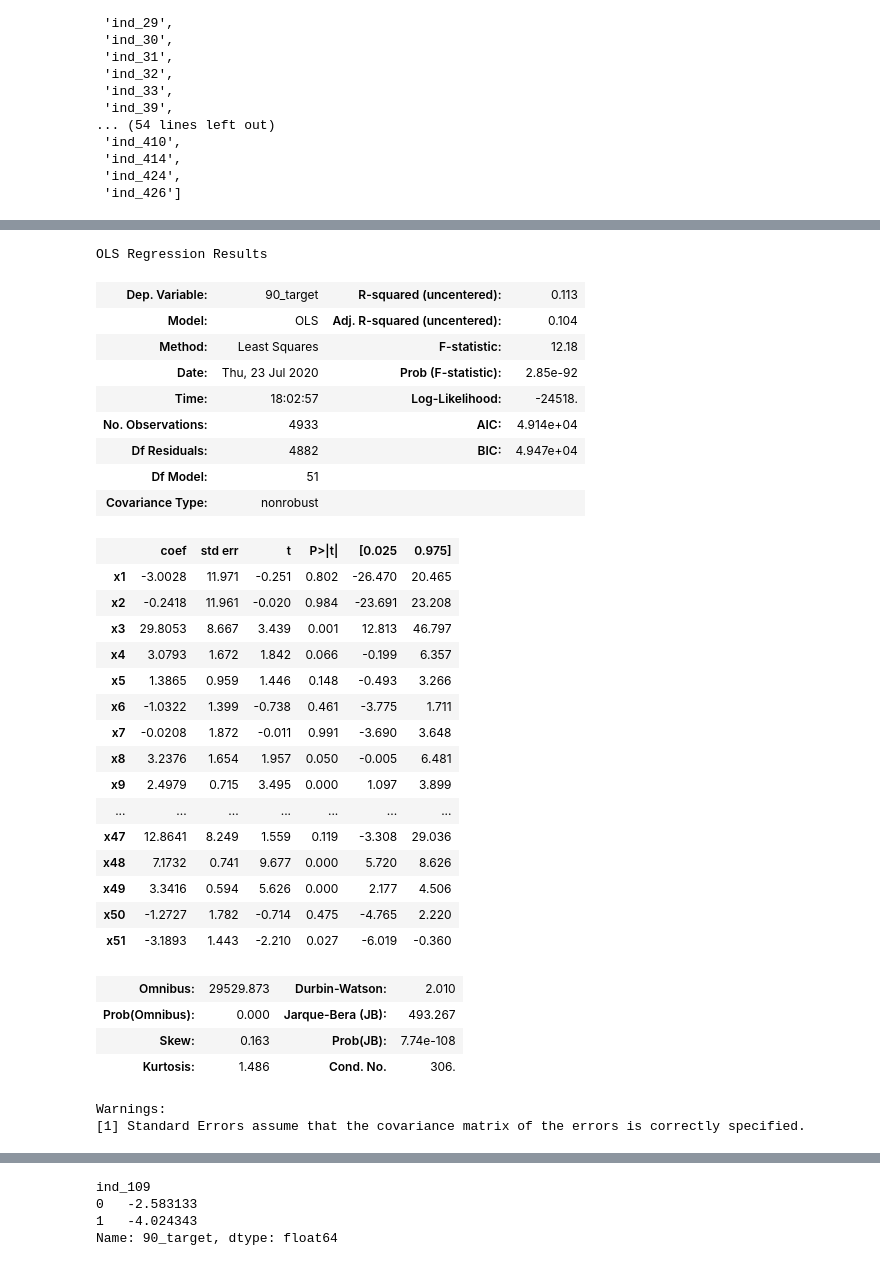
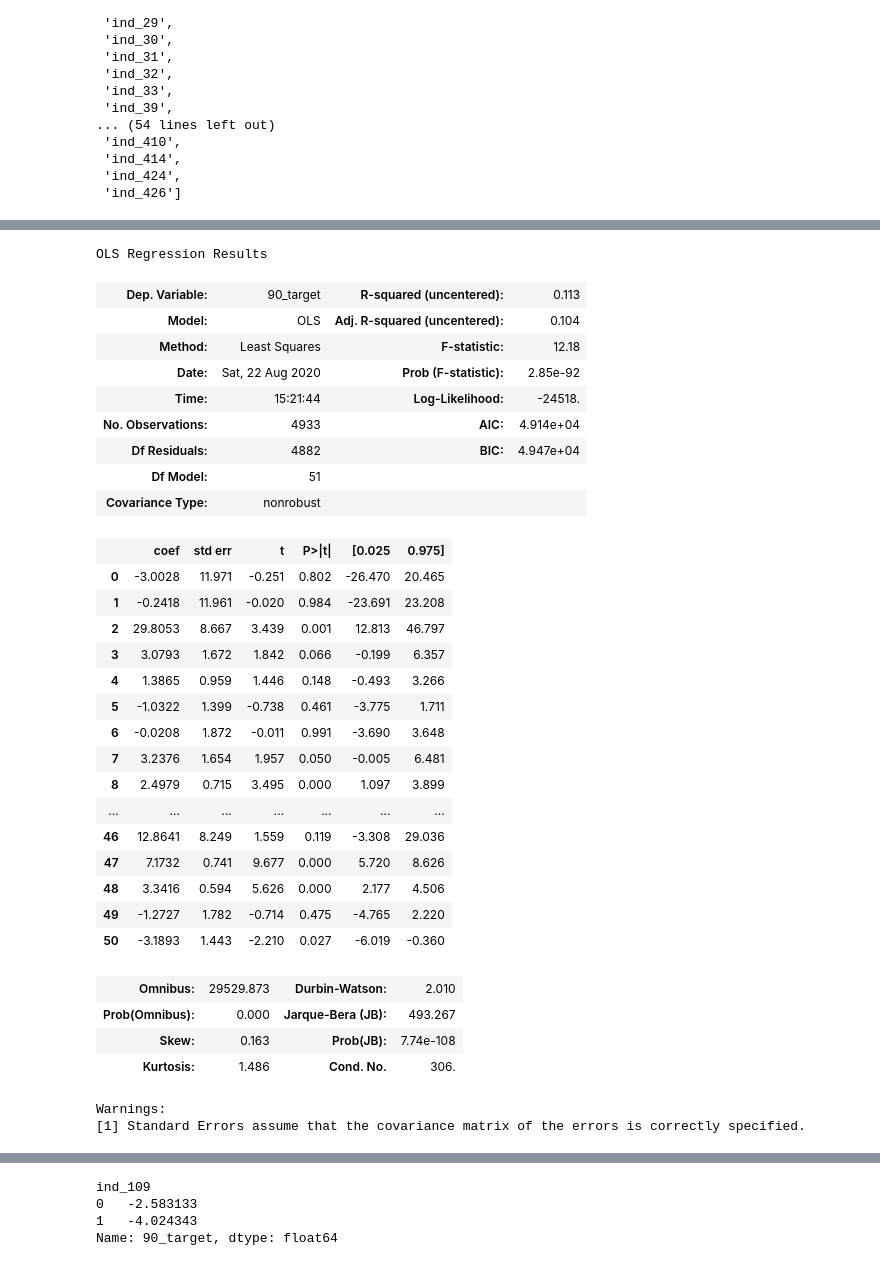
Before and after one commit to Kodluyoruz-Ankara-Veri-Bilimi/assignment-BerkeAtalay, a Jupyter notebook: Hw_Linear_Reg_on_Forex.ipynb, the cells around one changed output, grey strips where cells are left out. Drawn from its saved outputs; the diff is of its cells as text; code cells hidden in the pictures.

```diff
--- a/Hw2.ipynb
+++ b/Hw_Linear_Reg_on_Forex.ipynb
@@ -11,7 +11,7 @@ from sklearn.model_selection import train_test_split, cross_val_predict, cross_v
 import statsmodels.formula.api as smf
 from sklearn.metrics import mean_squared_error, r2_score
 # %%
-df = pd.read_excel('HW_Data_Set.xlsx')
+df = pd.read_excel('data/HW_Data_Set.xlsx')
 # %%
 df.describe()
 # %% [output]
@@ -158,37 +158,37 @@ strong multicollinearity or other numerical problems.
 from sklearn import preprocessing
 x_scaled = preprocessing.scale(X)
 # %%
-X_train, X_test, y_train, y_test = train_test_split(x_scaled,y,test_size = 0.2, random_state=42)
+X_train, X_test, y_train, y_test = train_test_split(pd.DataFrame(x_scaled),y,test_size = 0.2, random_state=42)
 lm = sm.OLS(y_train,X_train)
 model = lm.fit()
 model.summary()
 # %% [output]
 OLS Regression Results
 | Dep. Variable: | 90_target | R-squared (uncentered): | 0.113 |
 | Model: | OLS | Adj. R-squared (uncentered): | 0.104 |
 | Method: | Least Squares | F-statistic: | 12.18 |
-| Date: | Thu, 23 Jul 2020 | Prob (F-statistic): | 2.85e-92 |
-| Time: | 18:02:57 | Log-Likelihood: | -24518. |
+| Date: | Sat, 22 Aug 2020 | Prob (F-statistic): | 2.85e-92 |
+| Time: | 15:21:44 | Log-Likelihood: | -24518. |
 | No. Observations: | 4933 | AIC: | 4.914e+04 |
 | Df Residuals: | 4882 | BIC: | 4.947e+04 |
 | Df Model: | 51 |  |  |
 | Covariance Type: | nonrobust |  |  |
 |  | coef | std err | t | P>|t| | [0.025 | 0.975] |
-| x1 | -3.0028 | 11.971 | -0.251 | 0.802 | -26.470 | 20.465 |
-| x2 | -0.2418 | 11.961 | -0.020 | 0.984 | -23.691 | 23.208 |
-| x3 | 29.8053 | 8.667 | 3.439 | 0.001 | 12.813 | 46.797 |
-| x4 | 3.0793 | 1.672 | 1.842 | 0.066 | -0.199 | 6.357 |
-| x5 | 1.3865 | 0.959 | 1.446 | 0.148 | -0.493 | 3.266 |
-| x6 | -1.0322 | 1.399 | -0.738 | 0.461 | -3.775 | 1.711 |
-| x7 | -0.0208 | 1.872 | -0.011 | 0.991 | -3.690 | 3.648 |
-| x8 | 3.2376 | 1.654 | 1.957 | 0.050 | -0.005 | 6.481 |
-| x9 | 2.4979 | 0.715 | 3.495 | 0.000 | 1.097 | 3.899 |
+| 0 | -3.0028 | 11.971 | -0.251 | 0.802 | -26.470 | 20.465 |
+| 1 | -0.2418 | 11.961 | -0.020 | 0.984 | -23.691 | 23.208 |
+| 2 | 29.8053 | 8.667 | 3.439 | 0.001 | 12.813 | 46.797 |
+| 3 | 3.0793 | 1.672 | 1.842 | 0.066 | -0.199 | 6.357 |
+| 4 | 1.3865 | 0.959 | 1.446 | 0.148 | -0.493 | 3.266 |
+| 5 | -1.0322 | 1.399 | -0.738 | 0.461 | -3.775 | 1.711 |
+| 6 | -0.0208 | 1.872 | -0.011 | 0.991 | -3.690 | 3.648 |
+| 7 | 3.2376 | 1.654 | 1.957 | 0.050 | -0.005 | 6.481 |
+| 8 | 2.4979 | 0.715 | 3.495 | 0.000 | 1.097 | 3.899 |
 | ... | ... | ... | ... | ... | ... | ... |
-| x47 | 12.8641 | 8.249 | 1.559 | 0.119 | -3.308 | 29.036 |
-| x48 | 7.1732 | 0.741 | 9.677 | 0.000 | 5.720 | 8.626 |
-| x49 | 3.3416 | 0.594 | 5.626 | 0.000 | 2.177 | 4.506 |
-| x50 | -1.2727 | 1.782 | -0.714 | 0.475 | -4.765 | 2.220 |
-| x51 | -3.1893 | 1.443 | -2.210 | 0.027 | -6.019 | -0.360 |
+| 46 | 12.8641 | 8.249 | 1.559 | 0.119 | -3.308 | 29.036 |
+| 47 | 7.1732 | 0.741 | 9.677 | 0.000 | 5.720 | 8.626 |
+| 48 | 3.3416 | 0.594 | 5.626 | 0.000 | 2.177 | 4.506 |
+| 49 | -1.2727 | 1.782 | -0.714 | 0.475 | -4.765 | 2.220 |
+| 50 | -3.1893 | 1.443 | -2.210 | 0.027 | -6.019 | -0.360 |
 | Omnibus: | 29529.873 | Durbin-Watson: | 2.010 |
 | Prob(Omnibus): | 0.000 | Jarque-Bera (JB): | 493.267 |
 | Skew: | 0.163 | Prob(JB): | 7.74e-108 |
```
Also changed, not shown: parts of 5 cells of this notebook, 9 other files.
